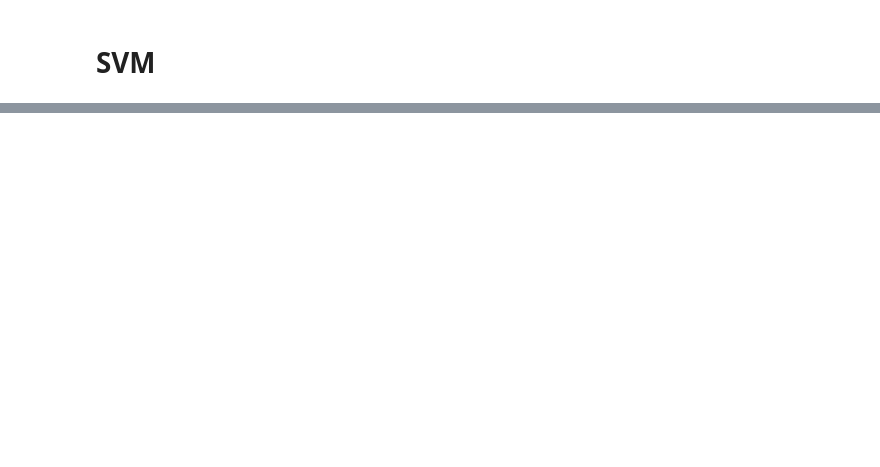
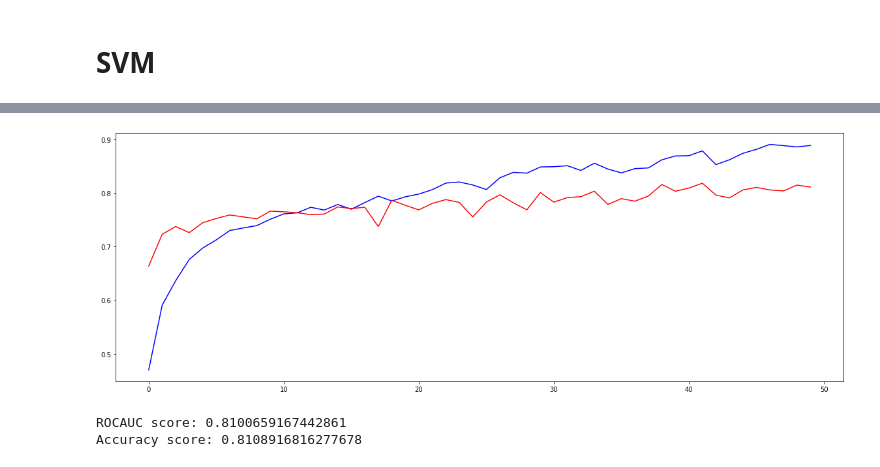
Before and after one commit to saurabhshinkar/CRP, a Jupyter notebook: Cardiovascular_Risk_prediction_Saurabh_Shinkar.ipynb, the cells around one changed output, grey strips where cells are left out. Saved outputs shown, nothing was run; the diff lists cells and outputs as text; code cells hidden in the pictures; blank space fills up the shorter version.

```diff
--- a/Cardiovascular_Risk_prediction_Saurabh_Shinkar.ipynb
+++ b/Cardiovascular_Risk_prediction_Saurabh_Shinkar.ipynb
@@ -895,0 +916,10 @@ accuracy_score(y_test, y_pred_test)
+# %%
+# defining parameter range
+param_grid = {'C': [0.1, 1, 10, 100, 1000],
+              'gamma': [1, 0.1, 0.01, 0.001, 0.0001],
+              'kernel': ['rbf']}
+
+svm_h = GridSearchCV(model, param_grid, refit = True, verbose = 3)
+
+# fitting the model for grid search
+svm_h.fit(X_train, y_train)
@@ -895,0 +1004,29 @@ accuracy_score(y_test, y_pred_test)
+# %%
+# DNN
+from tensorflow import keras
+
+def get_model():
+    model = keras.Sequential([
+        keras.layers.Flatten(input_shape=[X_train.shape[-1]]),
+        keras.layers.Dense(512, activation='relu'),
+        keras.layers.Dense(256, activation='relu'),
+        keras.layers.Dense(128, activation='relu'),
+        keras.layers.Dense(64, activation='relu'),
+        keras.layers.Dense(32, activation='relu'),
+        keras.layers.Dropout(0.5),
+        keras.layers.Dense(9, activation='softmax')
+    ])
+    model.compile(optimizer='adam',
+                  loss='sparse_categorical_crossentropy',
+                  metrics=['accuracy'])
+    return model
+# %%
+# DNN (fit and validation)
+import tensorflow as tf
+
+batch_size = 512
+train_ds = tf.data.Dataset.from_tensor_slices((X_train, y_train)).shuffle(len(X_train)).batch(batch_size)
+val_ds = tf.data.Dataset.from_tensor_slices((X_test, y_test)).batch(batch_size)
+
+model = get_model()
+fit = model.fit(train_ds, validation_data=val_ds, epochs=50)
@@ -895,0 +1051,8 @@ accuracy_score(y_test, y_pred_test)
+# %%
+import matplotlib.pyplot as plt
+
+plt.plot(fit.history['accuracy'], color='blue')
+plt.plot(fit.history['val_accuracy'], color='red')
+plt.show()
+# %% [output]
+[figure, added]
@@ -895,0 +1061,6 @@ accuracy_score(y_test, y_pred_test)
+# %%
+print('ROCAUC score:', roc_auc_score(y_test, y_pred_nn))
+print('Accuracy score:', accuracy_score(y_test, y_pred_nn))
+# %% [output]
+ROCAUC score: 0.8100659167442861
+Accuracy score: 0.8108916816277678
```
Also changed, not shown: parts of 56 cells of this notebook.
